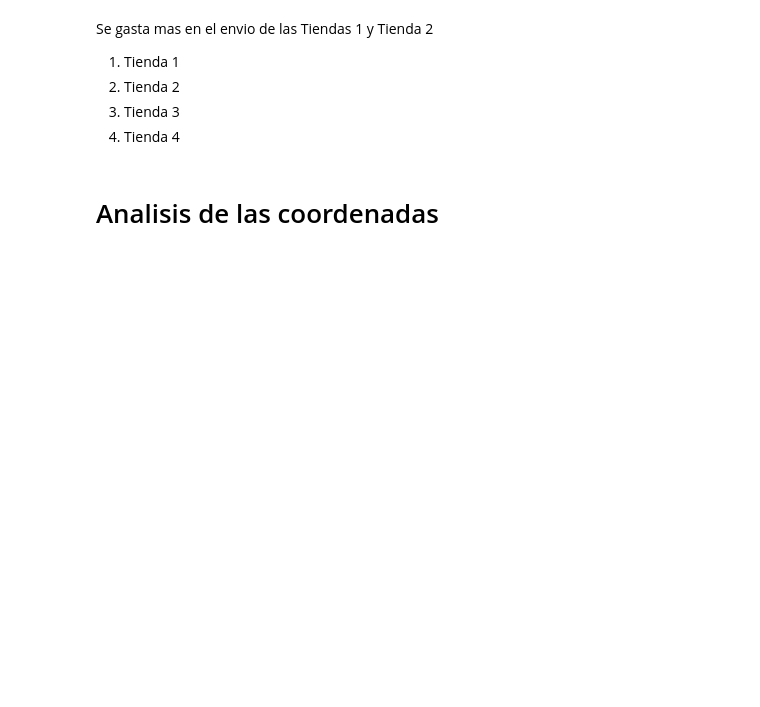
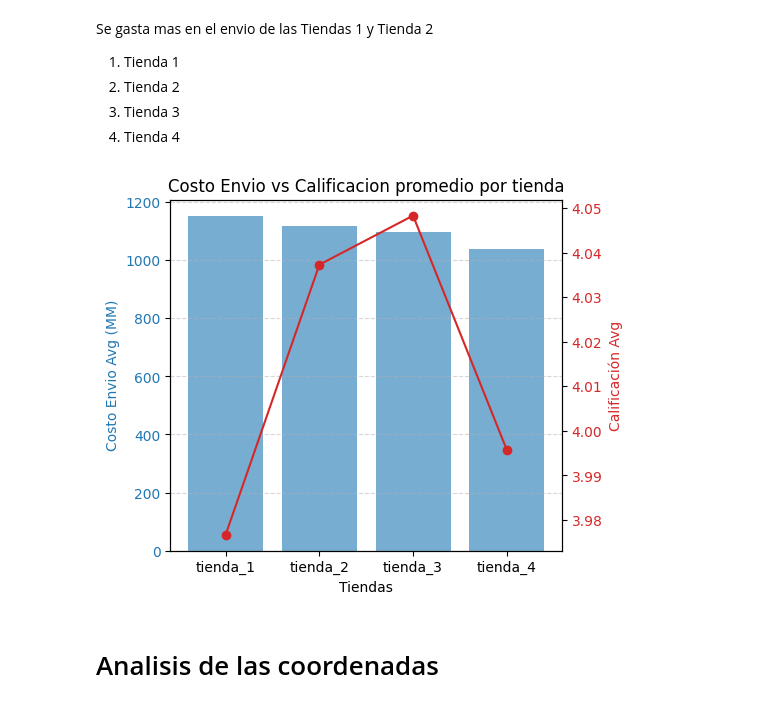
Before and after one commit to Luismrr/Primer_Challenge, a Jupyter notebook: AluraStoreLatam.ipynb, the cells around one changed output. Cells and saved outputs as stored; diff of their text form; code cells hidden in the pictures; blank space fills up the shorter version.

```diff
--- a/AluraStoreLatam.ipynb
+++ b/AluraStoreLatam.ipynb
@@ -172,5 +272,34 @@ Se gasta mas en el envio de las Tiendas 1   y   Tienda 2
 2.   Tienda 2
 3.   Tienda 3
 4.   Tienda 4
+# %%
+costo_envio_tienda
+Tiendas = list(total_ventas_MM.keys())
+Costo_envio = list(costo_envio_tienda.values())
+Calificaciones = list(Calificacion_promedio.values())
+
+figura, eje1 = plt.subplots(figsize=(6,5))
+
+# Eje1 ventas
+color1 = 'tab:blue'
+eje1.set_xlabel('Tiendas')
+eje1.set_ylabel('Costo Envio Avg (MM)',color=color1)
+eje1.bar(Tiendas,Total_ventas, color=color1, alpha = 0.6)
+eje1.tick_params(axis='y', labelcolor=color1)
+
+# Eje2 calificaciones
+eje2 = eje1.twinx()  #dobe eje
+color2='tab:red'
+eje2.set_ylabel('Calificación Avg',color=color2)
+eje2.plot(Tiendas,Calificaciones, color=color2, marker='o')
+eje2.tick_params(axis='y', labelcolor=color2)
+
+plt.title('Costo Envio vs Calificacion promedio por tienda')
+figura.tight_layout()
+eje1.grid(axis='y', linestyle='--', alpha=0.5)
+figura.tight_layout(pad=3)
+plt.show()
+# %% [output]
+[figure, added]
 # %% [markdown]
 # Analisis de las coordenadas
```
Also changed, not shown: parts of 21 cells of this notebook.
